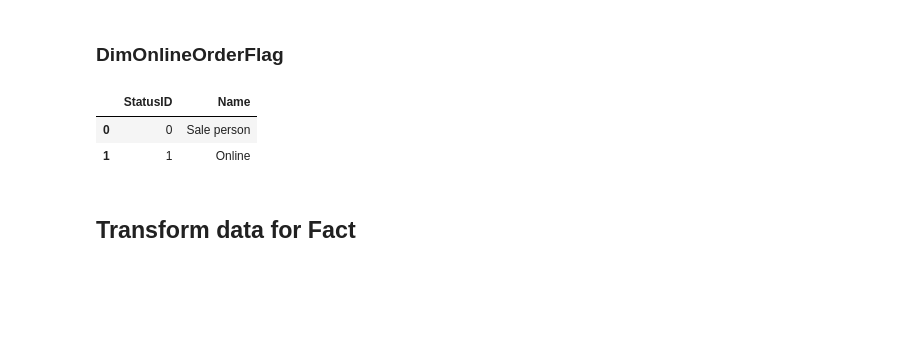
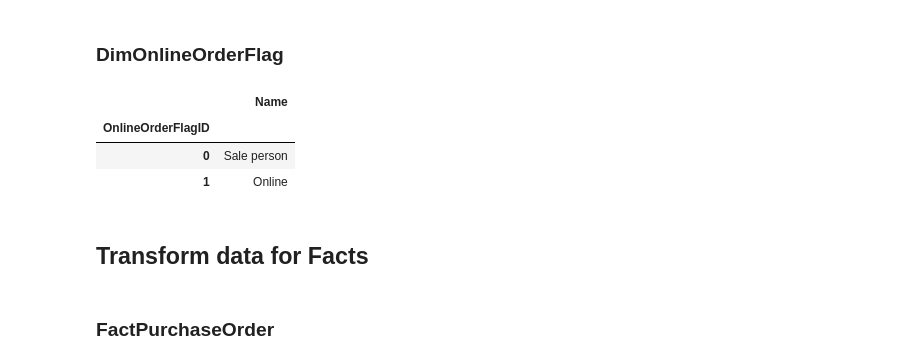
Before and after one commit to minh-nguyenhoang/DW-ETL-20212, a Jupyter notebook: ETL copy.ipynb, the cells around one changed output. Saved outputs shown, nothing was run; the diff lists cells and outputs as text; code cells hidden in the pictures; blank space fills up the shorter version.

```diff
--- a/ETL copy.ipynb
+++ b/ETL copy.ipynb
@@ -228,0 +322,6 @@ pd.merge(dfst['Sales.SalesTerritory'],dfst['Person.CountryRegion'],on='CountryRe
+# %%
+mask=df4['Region'].map(str)!=df4['Country'].map(str)
+mask2=df4['Region'].map(str)==df4['Country'].map(str)
+df4['CountryRegion']=df4.loc[mask,'Region'].map(str)+' '+df4['Country'].map(str)
+df4.loc[ mask2,'CountryRegion']=df4['Country'].map(str)
+df4
@@ -228,0 +341,3 @@ pd.merge(dfst['Sales.SalesTerritory'],dfst['Person.CountryRegion'],on='CountryRe
+# %%
+dw['DimTerritory']=pd.DataFrame(df4[['Group','Country','CountryRegion']])
+dw['DimTerritory']
@@ -229,6 +357,6 @@ pd.merge(dfst['Sales.SalesTerritory'],dfst['Person.CountryRegion'],on='CountryRe
 # %% [markdown]
 ### DimPurchasingStatus
 # %%
-df1=pd.DataFrame({'StatusID':[1,2,3,4],'Name':['Pending','Approved','Rejected','Completed']})
-df1
+dw['DimPurchasingStatus']=pd.DataFrame({'PurchasingStatusID':[1,2,3,4],'Name':['Pending','Approved','Rejected','Completed']}).set_index('PurchasingStatusID')
+dw['DimPurchasingStatus']
 # %% [output]
@@ -240,6 +369,6 @@ df1
 # %% [markdown]
 ### DimSalesStatus
 # %%
-df2=pd.DataFrame({'StatusID':[1,2,3,4,5,6],'Name':['In process','Approved','Backordered','Rejected','Shipped','Cancelled']})
-df2
+dw['DimSalesStatus']=pd.DataFrame({'SalesStatusID':[1,2,3,4,5,6],'Name':['In process','Approved','Backordered','Rejected','Shipped','Cancelled']}).set_index('SalesStatusID')
+dw['DimSalesStatus']
 # %% [output]
@@ -253,11 +383,14 @@ df2
 # %% [markdown]
 ### DimOnlineOrderFlag
 # %%
-df3=pd.DataFrame({'StatusID':[0,1],'Name':['Sale person','Online']})
-df3
+dw['DimOnlineOrderFlag']=pd.DataFrame({'OnlineOrderFlagID':[0,1],'Name':['Sale person','Online']}).set_index('OnlineOrderFlagID')
+dw['DimOnlineOrderFlag']
 # %% [output]
-|  | StatusID | Name |
-| 0 | 0 | Sale person |
-| 1 | 1 | Online |
+|  | Name |
+| OnlineOrderFlagID |  |
+| 0 | Sale person |
+| 1 | Online |
 # %% [markdown]
-## Transform data for Fact
+## Transform data for Facts
+# %% [markdown]
+### FactPurchaseOrder
```
Also changed, not shown: parts of 35 cells of this notebook, 1 other file.
